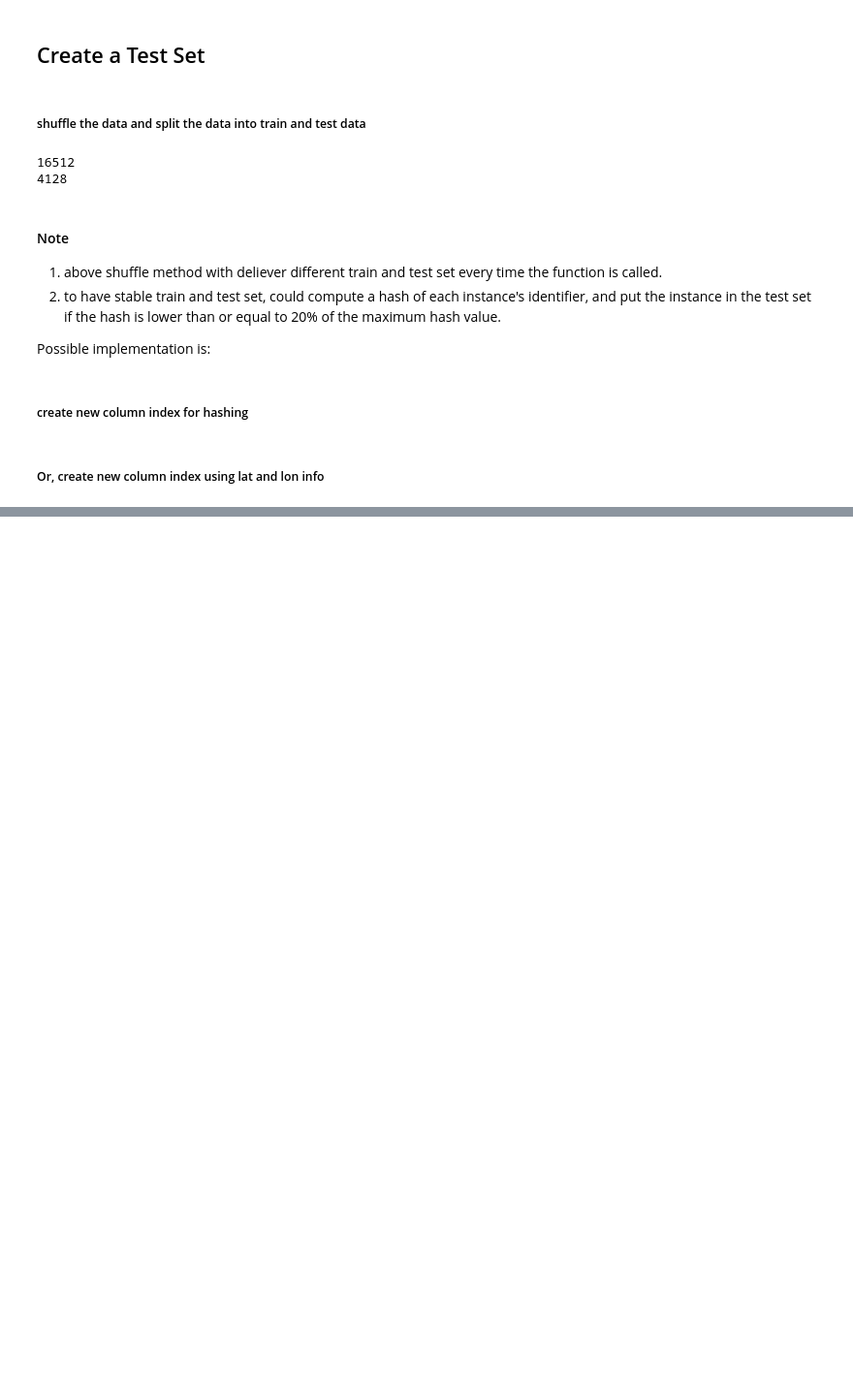
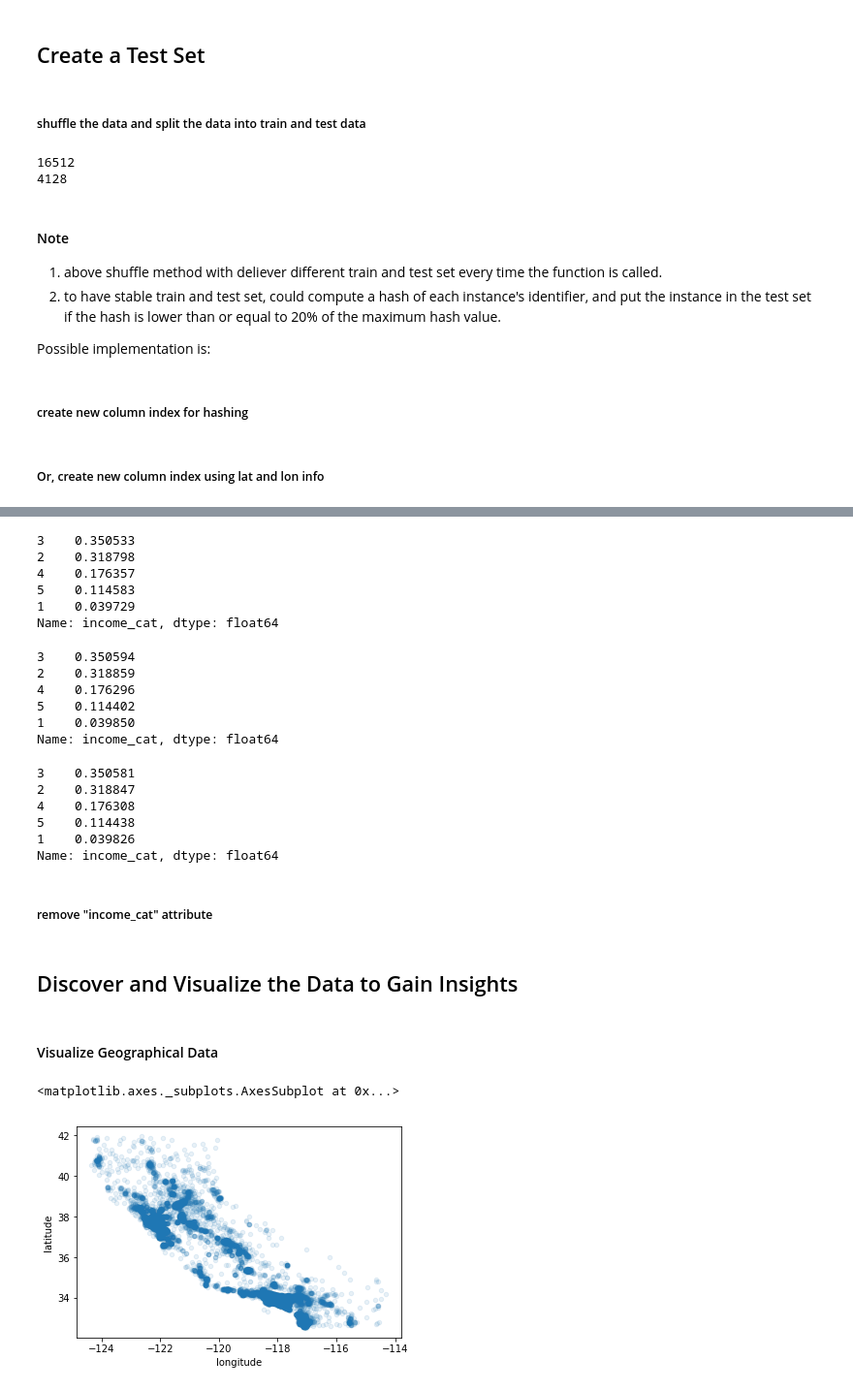
Before and after one commit to wangjb/MLprojs, a Jupyter notebook: California_Housing_Prices/california_housing_prices.ipynb, the cells around one changed output, grey strips where cells are left out. Shown at 97% size. Saved outputs shown, nothing was run; the diff lists cells and outputs as text; code cells hidden in the pictures; blank space fills up the shorter version.

```diff
--- a/California_Housing_Prices/california_housing_prices.ipynb
+++ b/California_Housing_Prices/california_housing_prices.ipynb
@@ -137,0 +152,36 @@ train_set, test_set = train_test_split(housing, test_size=0.2, random_state=42)
+# %%
+from sklearn.model_selection import StratifiedShuffleSplit
+
+split = StratifiedShuffleSplit(n_splits=1, test_size=0.2, random_state=42)
+for train_index, test_index in split.split(housing, housing["income_cat"]):
+    strat_train_set = housing.loc[train_index]
+    strat_test_set = housing.loc[test_index]
+# %%
+strat_test_set["income_cat"].value_counts() / len(strat_test_set)
+# %% [output]
+3    0.350533
+2    0.318798
+4    0.176357
+5    0.114583
+1    0.039729
+Name: income_cat, dtype: float64
+# %%
+strat_train_set["income_cat"].value_counts() / len(strat_train_set)
+# %% [output]
+3    0.350594
+2    0.318859
+4    0.176296
+5    0.114402
+1    0.039850
+Name: income_cat, dtype: float64
+# %%
+housing["income_cat"].value_counts() / len(housing)
+# %% [output]
+3    0.350581
+2    0.318847
+4    0.176308
+5    0.114438
+1    0.039826
+Name: income_cat, dtype: float64
+# %% [markdown]
+##### remove "income_cat" attribute
@@ -137,0 +191,11 @@ train_set, test_set = train_test_split(housing, test_size=0.2, random_state=42)
+# %% [markdown]
+##  Discover and Visualize the Data to Gain Insights
+# %%
+housing = strat_train_set.copy()
+# %% [markdown]
+#### Visualize Geographical Data
+# %%
+housing.plot(kind="scatter", x="longitude", y="latitude", alpha=0.1)
+# %% [output]
+<matplotlib.axes._subplots.AxesSubplot at 0x...>
+[figure, added]
```
Also changed, not shown: parts of 21 cells of this notebook.
